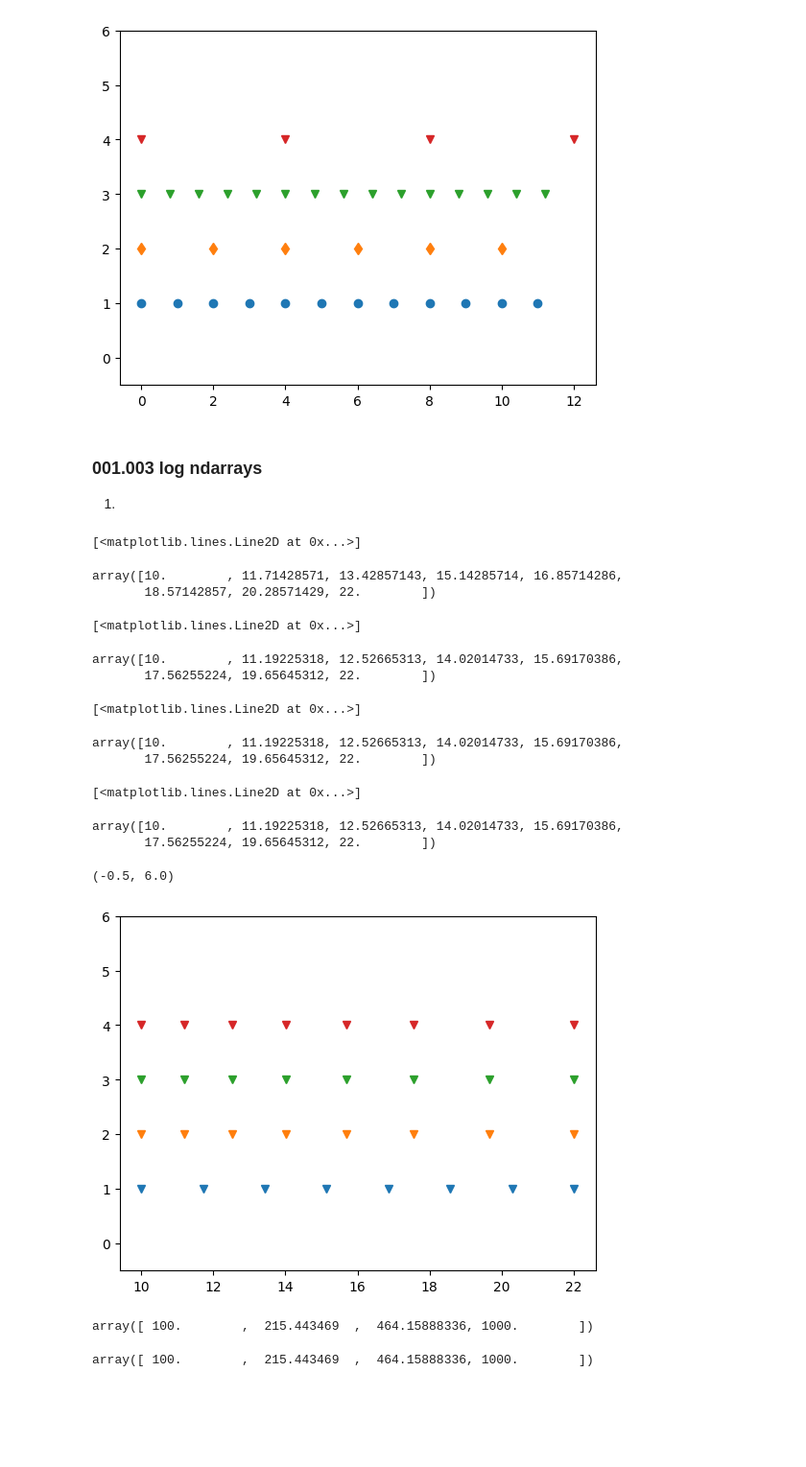
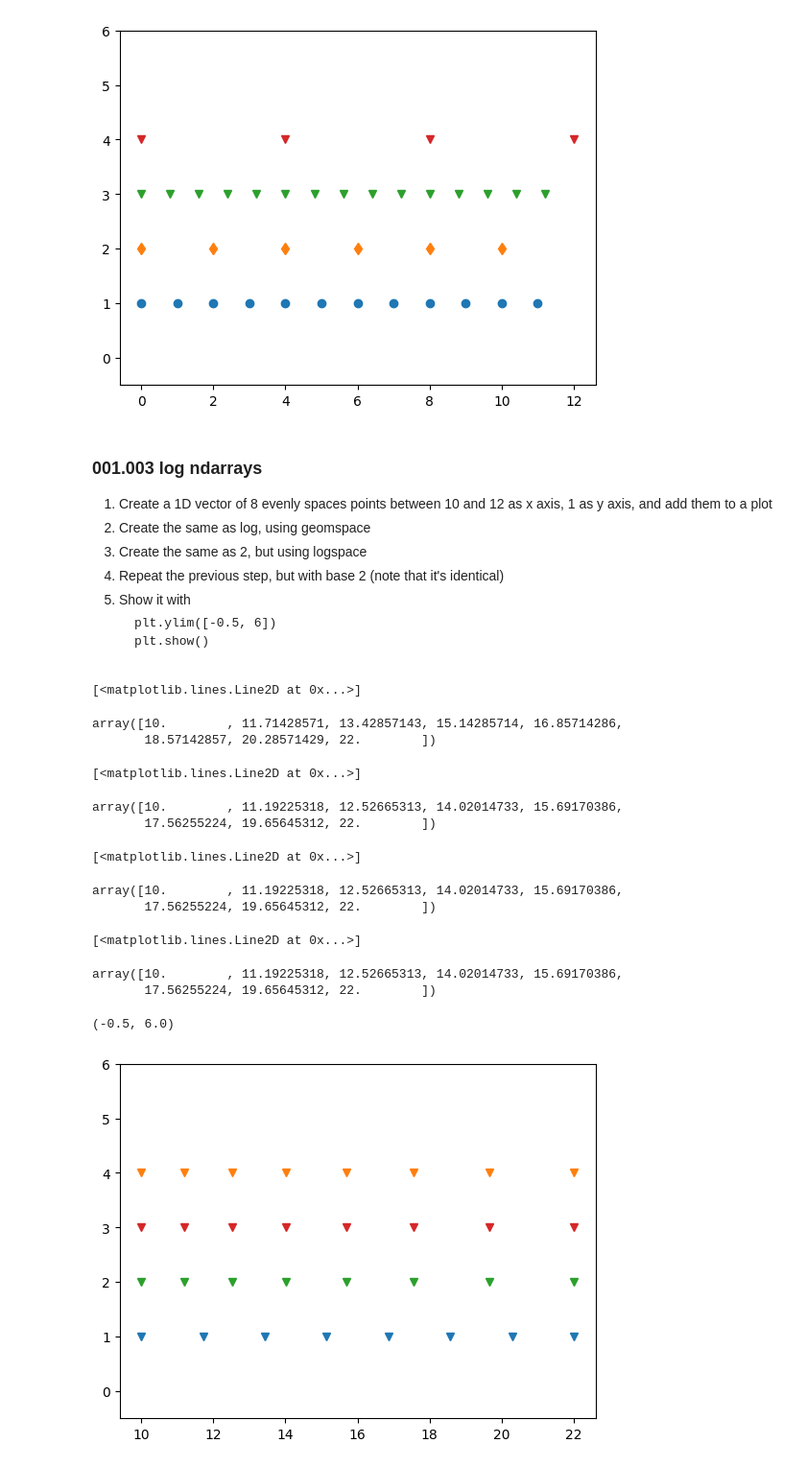
Before and after one commit to gotofritz/jupyter, a Jupyter notebook: katas/numpy_katas/solutions/001_numpy.ipynb, the cells around one changed output. Shown at 96% size. Drawn from its saved outputs; the diff is of its cells as text; code cells hidden in the pictures; blank space fills up the shorter version.

````diff
--- a/katas/numpy_katas/solutions/001_numpy.ipynb
+++ b/katas/numpy_katas/solutions/001_numpy.ipynb
@@ -136,9 +140,17 @@ array([ 0.,  4.,  8., 12.])
 (-0.5, 6.0)
 [figure]
 # %% [markdown]
-### 001.003  log ndarrays
+### 001.003 log ndarrays
 
-1.
+1. Create a 1D vector of 8 evenly spaces points between 10 and 12 as x axis, 1 as y axis, and add them to a plot
+1. Create the same as log, using geomspace
+1. Create the same as 2, but using logspace
+1. Repeat the previous step, but with base 2 (note that it's identical)
+1. Show it with
+   ```
+   plt.ylim([-0.5, 6])
+   plt.show()
+   ```
 # %%
 # solution
 
@@ -148,44 +160,39 @@ y = [1] * x.size
 plt.plot(x, y, 'v')
 x
 
 # 2
+x = np.geomspace(10., 22., num=8)
+y = [4] * x.size
+plt.plot(x, y, 'v')
+x
+
+# 3
 x = np.logspace(math.log(10, 10), math.log(22, 10), num=8, base=10)
 y = [2] * x.size
 plt.plot(x, y, 'v')
 x
 
-# 3
+# 4
 x = np.logspace(math.log(10, 2), math.log(22, 2), num=8, base=2)
 y = [3] * x.size
 plt.plot(x, y, 'v')
 x
 
-# 4
-x = np.geomspace(10., 22., num=8)
-y = [4] * x.size
-plt.plot(x, y, 'v')
-x
-
-# 6
+# 5
 plt.ylim([-0.5, 6])
 plt.show()
-
-np.logspace(2, 3, num=4)
-np.geomspace(100, 1000, num=4)
 # %% [output]
 [<matplotlib.lines.Line2D at 0x...>]
 array([10.        , 11.71428571, 13.42857143, 15.14285714, 16.85714286,
        18.57142857, 20.28571429, 22.        ])
 [<matplotlib.lines.Line2D at 0x...>]
 array([10.        , 11.19225318, 12.52665313, 14.02014733, 15.69170386,
        17.56255224, 19.65645312, 22.        ])
 [<matplotlib.lines.Line2D at 0x...>]
 array([10.        , 11.19225318, 12.52665313, 14.02014733, 15.69170386,
        17.56255224, 19.65645312, 22.        ])
 [<matplotlib.lines.Line2D at 0x...>]
 array([10.        , 11.19225318, 12.52665313, 14.02014733, 15.69170386,
        17.56255224, 19.65645312, 22.        ])
 (-0.5, 6.0)
-[figure, old version]
+[figure, new version]
-array([ 100.        ,  215.443469  ,  464.15888336, 1000.        ])
-array([ 100.        ,  215.443469  ,  464.15888336, 1000.        ])
````
Also changed, not shown: parts of 3 cells of this notebook, 3 other files.
